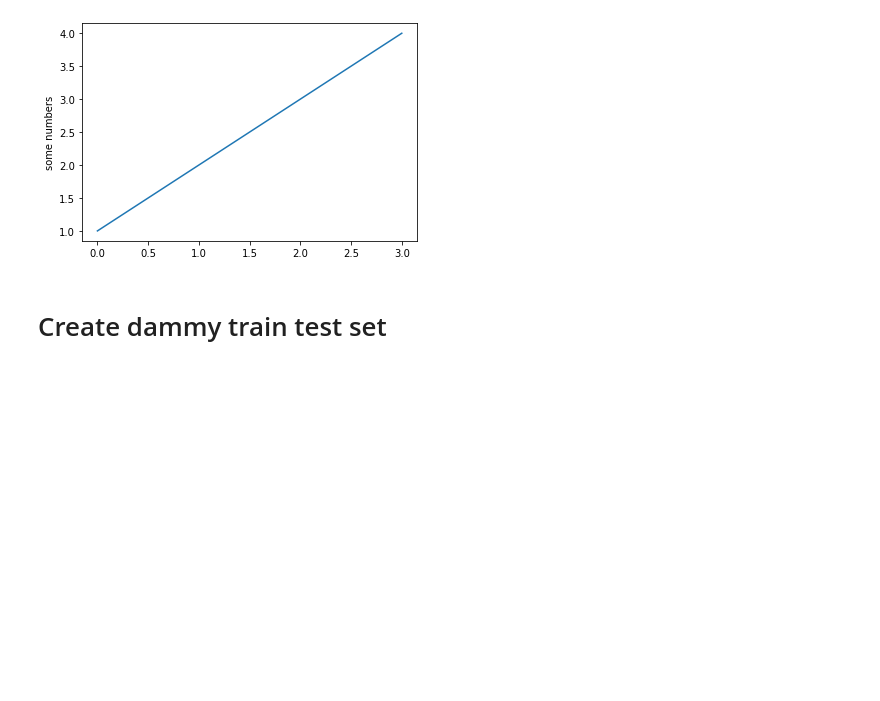
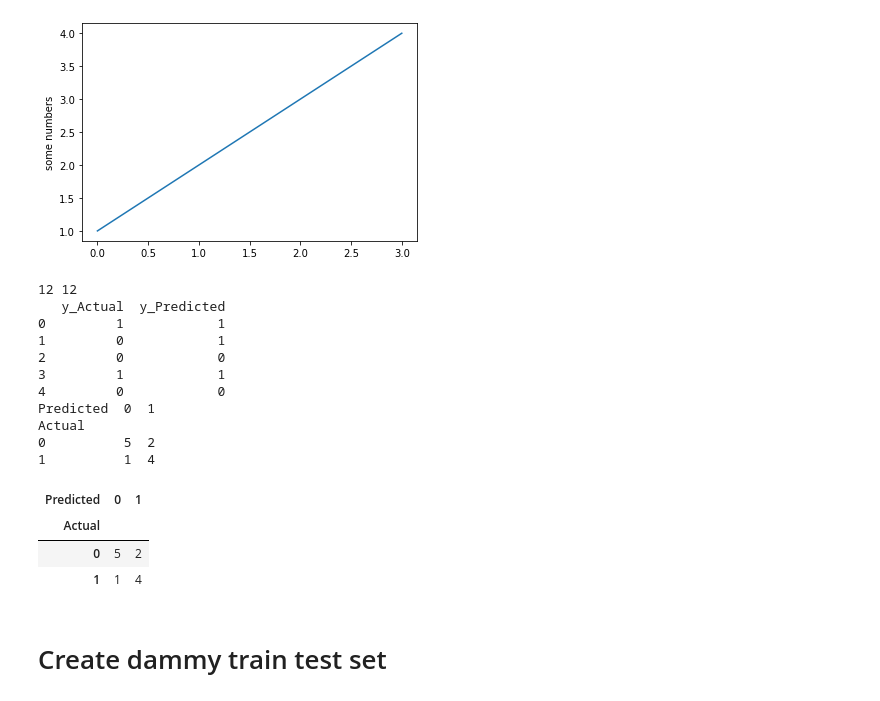
Before and after one commit to TzurV/scraper, a Jupyter notebook: WhatToDo.ipynb, the cells around one changed output. Cells and saved outputs as stored; diff of their text form; code cells hidden in the pictures; blank space fills up the shorter version.

Commit message:
update - end of day
evaluate confusion matrix

```diff
--- a/WhatToDo.ipynb
+++ b/WhatToDo.ipynb
@@ -12,6 +12,40 @@ You probably need to get an updated matplotlibrc file from
 https://github.com/matplotlib/matplotlib/blob/v3.1.3/matplotlibrc.template
 or from the matplotlib source distribution
 [figure]
+# %%
+#https://datatofish.com/confusion-matrix-python/
+
+import pandas as pd
+#from pandas_ml import ConfusionMatrix
+
+data = {'y_Actual':    [1, 0, 0, 1, 0, 1, 0, 0, 1, 0, 1, 0],
+        'y_Predicted': [1, 1, 0, 1, 0, 1, 1, 0, 1, 0, 0, 0]
+        }
+
+print(len(data['y_Actual']), len(data['y_Predicted']))
+
+df = pd.DataFrame(data, columns=['y_Actual','y_Predicted'])
+print(df.head())
+
+confusion_matrix = pd.crosstab(df['y_Actual'], df['y_Predicted'], rownames=['Actual'], colnames=['Predicted'])
+print (confusion_matrix)
+confusion_matrix.style
+# %% [output]
+12 12
+   y_Actual  y_Predicted
+0         1            1
+1         0            1
+2         0            0
+3         1            1
+4         0            0
+Predicted  0  1
+Actual
+0          5  2
+1          1  4
+| Predicted | 0 | 1 |
+| Actual |  |  |
+| 0 | 5 | 2 |
+| 1 | 1 | 4 |
 # %%
 # https://pytorch.org/get-started/locally/#mac-anaconda
 # conda install pytorch torchvision cudatoolkit=10.2 -c pytorch
```
Also changed, not shown: parts of 3 cells of this notebook.
